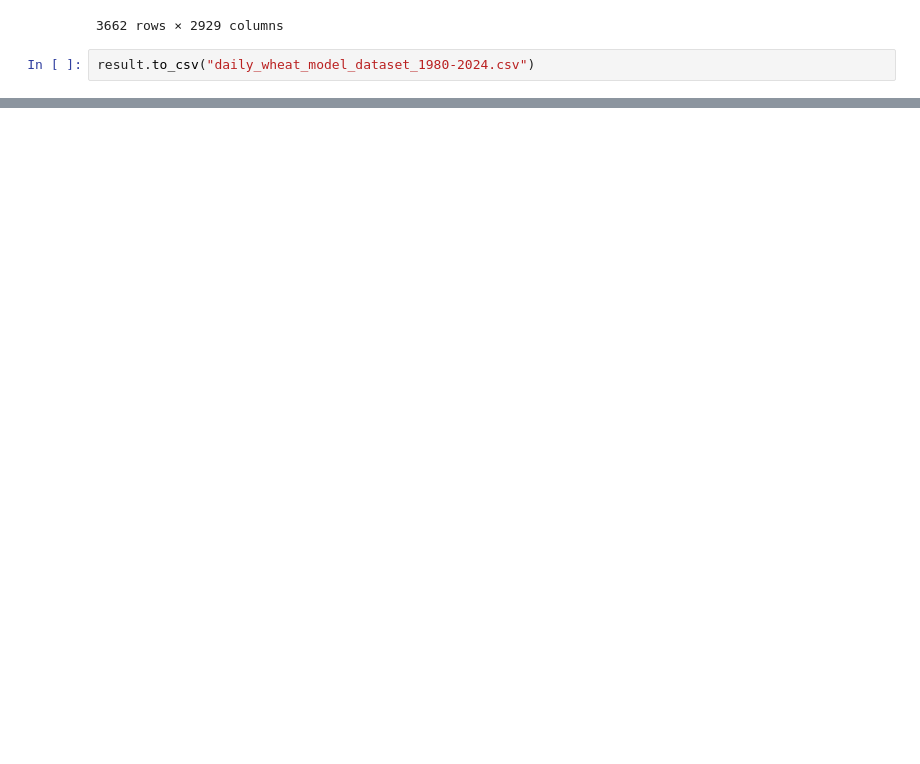
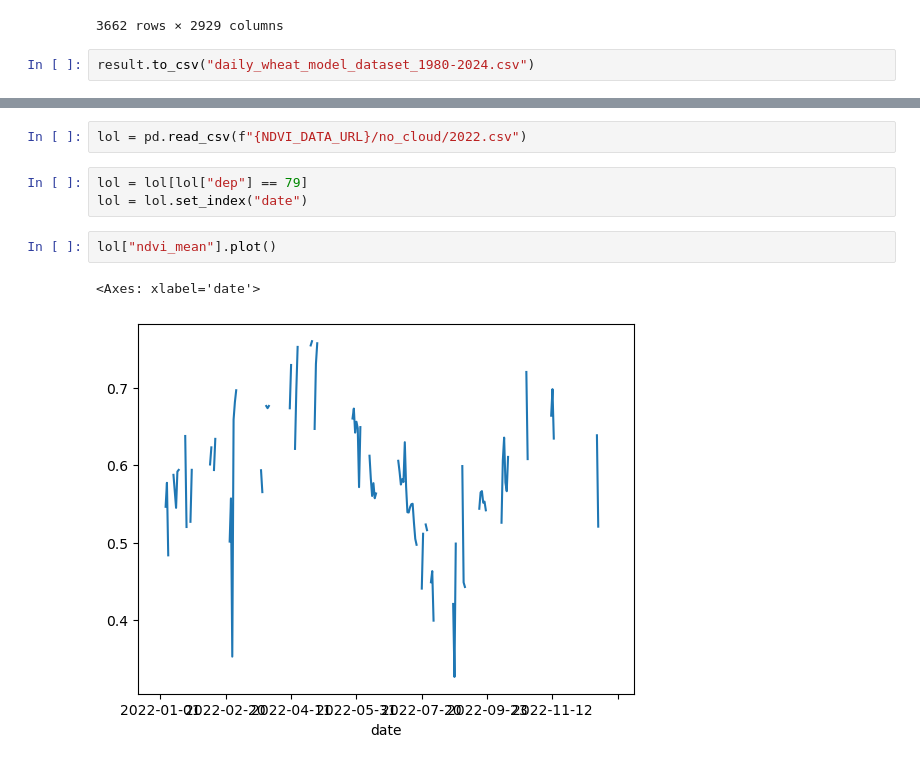
Before and after one commit to aleexv6/Meteo, a Jupyter notebook: YieldModel/data/aggregDailyData.ipynb, the cells around one changed output, grey strips where cells are left out. Drawn from its saved outputs; the diff is of its cells as text; blank space fills up the shorter version.

```diff
--- a/YieldModel/data/aggregDailyData.ipynb
+++ b/YieldModel/data/aggregDailyData.ipynb
@@ -341,0 +385,10 @@ result.to_csv("daily_wheat_model_dataset_1980-2024.csv")
+# %%
+lol = pd.read_csv(f"{NDVI_DATA_URL}/no_cloud/2022.csv")
+# %%
+lol = lol[lol["dep"] == 79]
+lol = lol.set_index("date")
+# %%
+lol["ndvi_mean"].plot()
+# %% [output]
+<Axes: xlabel='date'>
+[figure, added]
```
Also changed, not shown: parts of 8 cells of this notebook, 3 other files.
